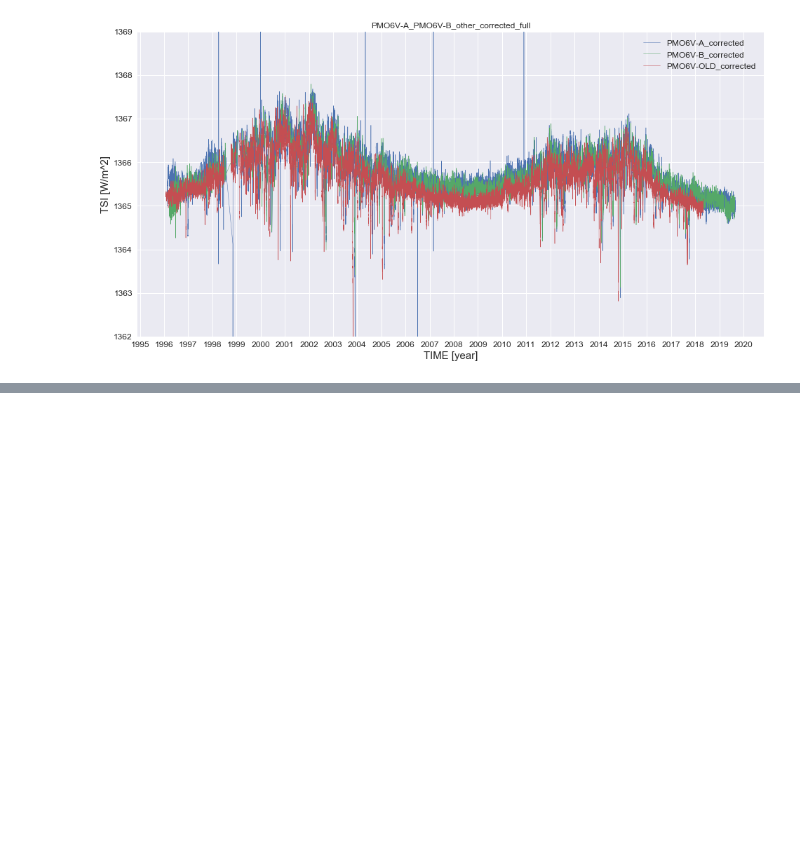
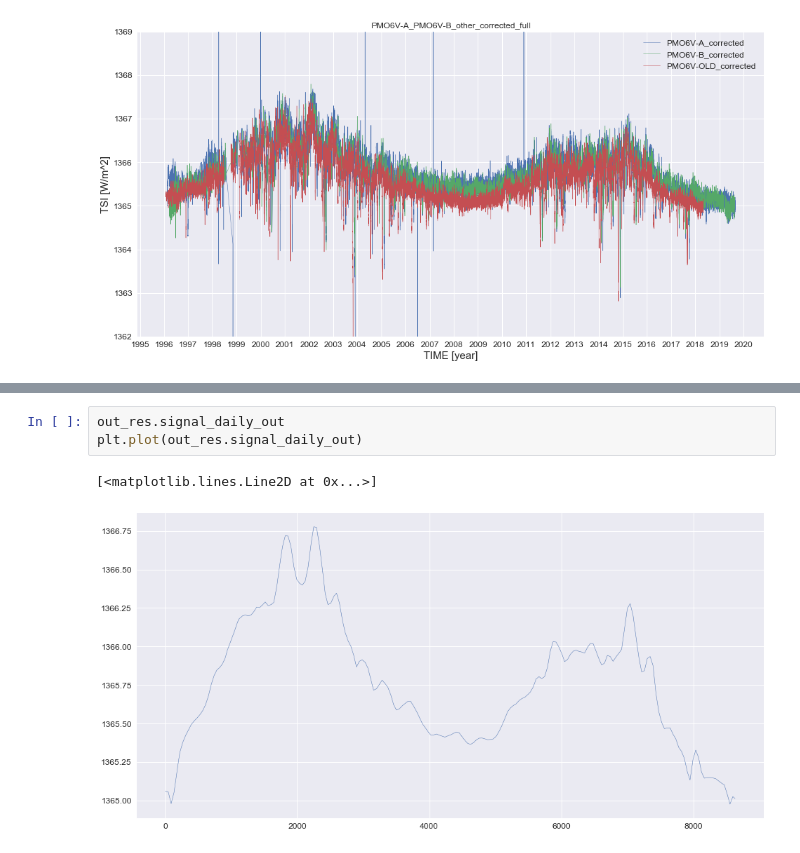
Before and after one commit to roksikonja/dslab_virgo_tsi, a Jupyter notebook: gp_autocorrelation.ipynb, the cells around one changed output, grey strips where cells are left out. Cells and saved outputs as stored; diff of their text form; blank space fills up the shorter version.

```diff
--- a/gp_autocorrelation.ipynb
+++ b/gp_autocorrelation.ipynb
@@ -204,0 +346,6 @@ legend="upper right", x_label="LAG", y_label="PEARSON_COEFF")
+# %%
+out_res.signal_daily_out
+plt.plot(out_res.signal_daily_out)
+# %% [output]
+[<matplotlib.lines.Line2D at 0x...>]
+[figure, added]
```
Also changed, not shown: parts of 5 cells of this notebook, 4 other files.
